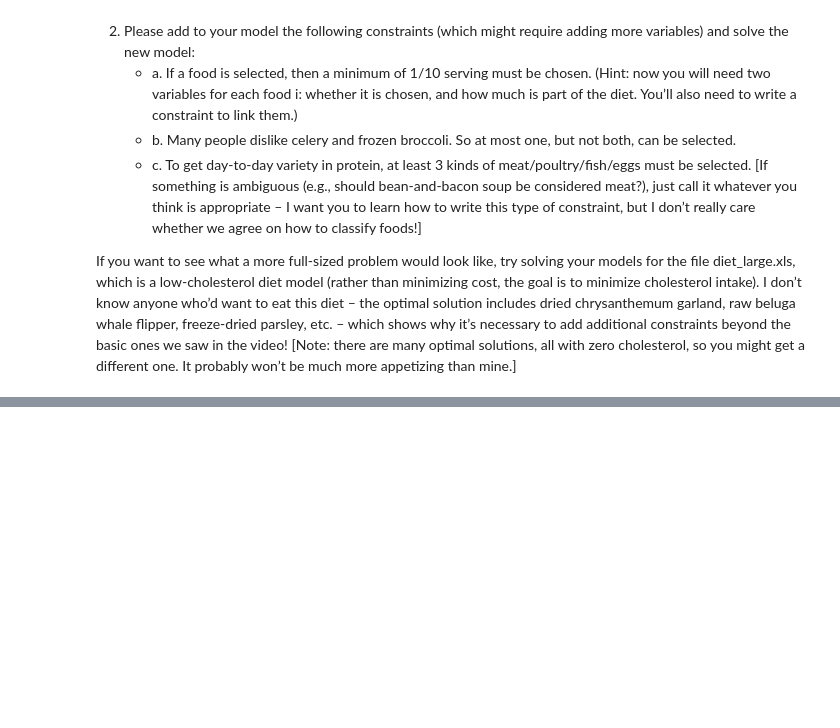
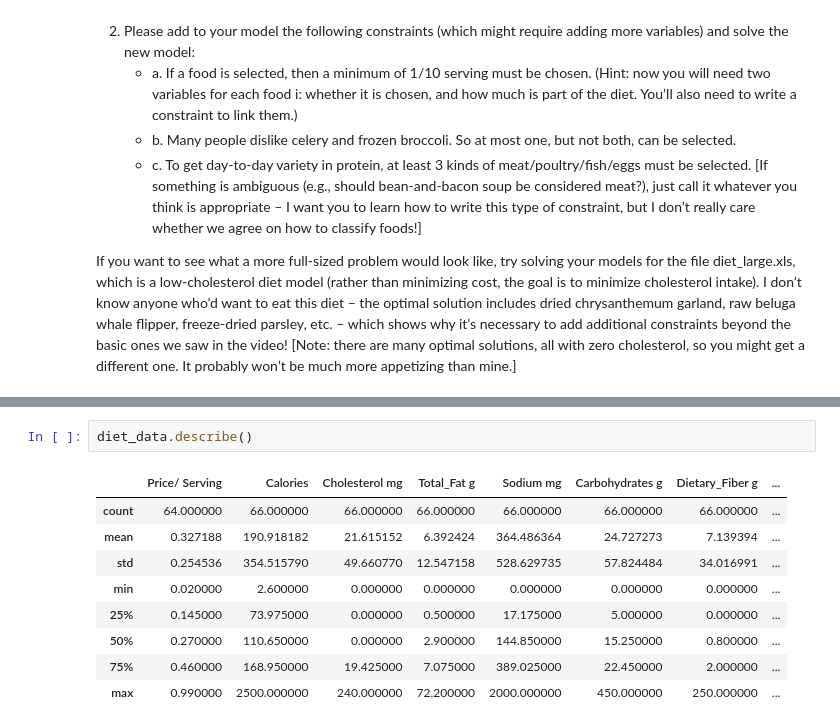
Before and after one commit to ckraft-bot/omsa, a Jupyter notebook: ISYE 6501/Homework 11/Homework_11_response.ipynb, the cells around one changed output, grey strips where cells are left out. Saved outputs shown, nothing was run; the diff lists cells and outputs as text; blank space fills up the shorter version.

```diff
--- a/ISYE 6501/Homework 11/Homework_11_response.ipynb
+++ b/ISYE 6501/Homework 11/Homework_11_response.ipynb
@@ -15,0 +46,12 @@ If you want to see what a more full-sized problem would look like, try solving y
+# %%
+diet_data.describe()
+# %% [output]
+|  | Price/ Serving | Calories | Cholesterol mg | Total_Fat g | Sodium mg | Carbohydrates g | Dietary_Fiber g | ... |
+| count | 64.000000 | 66.000000 | 66.000000 | 66.000000 | 66.000000 | 66.000000 | 66.000000 | ... |
+| mean | 0.327188 | 190.918182 | 21.615152 | 6.392424 | 364.486364 | 24.727273 | 7.139394 | ... |
+| std | 0.254536 | 354.515790 | 49.660770 | 12.547158 | 528.629735 | 57.824484 | 34.016991 | ... |
+| min | 0.020000 | 2.600000 | 0.000000 | 0.000000 | 0.000000 | 0.000000 | 0.000000 | ... |
+| 25% | 0.145000 | 73.975000 | 0.000000 | 0.500000 | 17.175000 | 5.000000 | 0.000000 | ... |
+| 50% | 0.270000 | 110.650000 | 0.000000 | 2.900000 | 144.850000 | 15.250000 | 0.800000 | ... |
+| 75% | 0.460000 | 168.950000 | 19.425000 | 7.075000 | 389.025000 | 22.450000 | 2.000000 | ... |
+| max | 0.990000 | 2500.000000 | 240.000000 | 72.200000 | 2000.000000 | 450.000000 | 250.000000 | ... |
```
Also changed, not shown: parts of 17 cells of this notebook, 2 other files.
